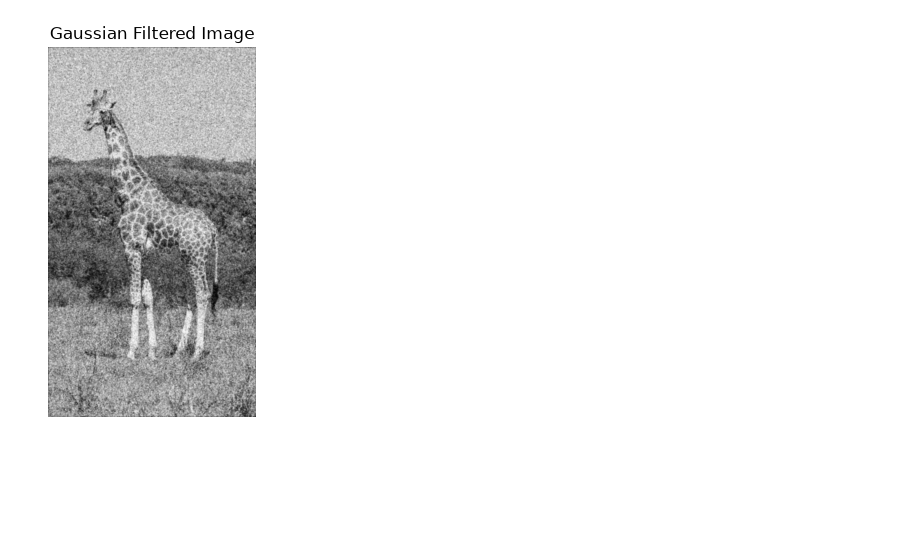
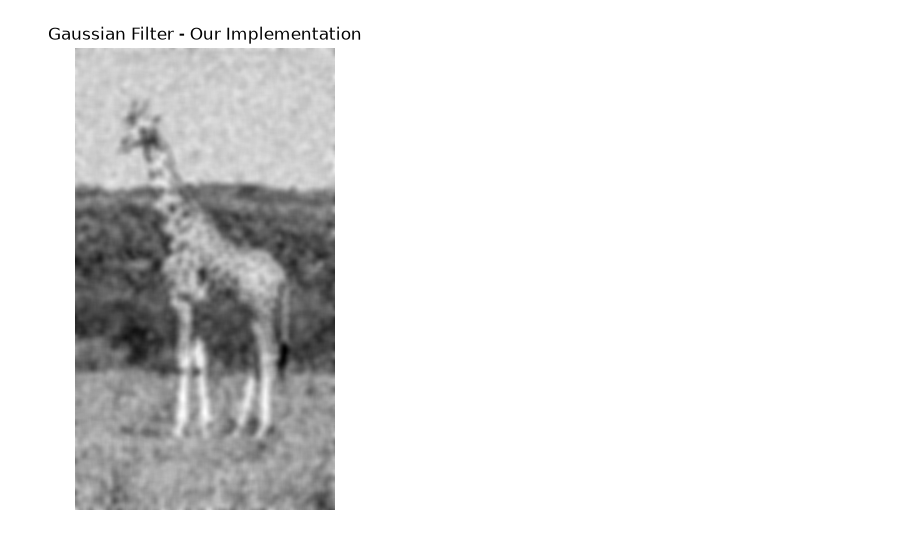
Before and after one commit to monishkacha/CV_2026_H11_23BIT249, a Jupyter notebook: Experiment_4/experiment_4.ipynb, the cells around one changed output. Cells and saved outputs as stored; diff of their text form; code cells hidden in the pictures; blank space fills up the shorter version.

```diff
--- a/Experiment_4/experiment_4.ipynb
+++ b/Experiment_4/experiment_4.ipynb
@@ -62,7 +38,36 @@ filtered_image = gaussian_filter(noisy_image)
 # %%
-plt.imshow(filtered_image, cmap="gray")
-plt.title("Gaussian Filtered Image")
-plt.axis("off")
-plt.show()
+def gaussian_filter(image, kernel_size=7, sigma=2):
+    k = kernel_size // 2
+
+    # Create Gaussian kernel
+    x, y = np.mgrid[-k:k+1, -k:k+1]
+    kernel = (1 / (2 * np.pi * sigma**2)) * np.exp(-(x**2 + y**2) / (2 * sigma**2))
+    kernel /= np.sum(kernel)
+
+    # Padding
+    padded = np.pad( image, ((k, k), (k, k)), mode='edge')
+
+    out_h, out_w = image.shape
+    filtered = np.zeros((out_h, out_w), dtype=np.float32)
+
+    # Convolution
+    for i in range(out_h):
+        for j in range(out_w):
+            region = padded[i:i + kernel_size, j:j + kernel_size]
+            filtered[i, j] = np.sum(region * kernel)
+
+    return np.clip(filtered, 0, 255).astype(np.uint8)
-# %% [output]
-[figure, removed]
+# %%
+my_filtered = gaussian_filter(
+    noisy,
+    kernel_size=15,
+    sigma=5
+)
+
+plt.figure(figsize=(6, 6))
+plt.imshow(my_filtered, cmap="gray")
+plt.title("Gaussian Filter - Our Implementation")
+plt.axis("off")
+plt.show()
+# %% [output]
+[figure, added]
```
Also changed, not shown: parts of 6 cells of this notebook, 2 other files.
